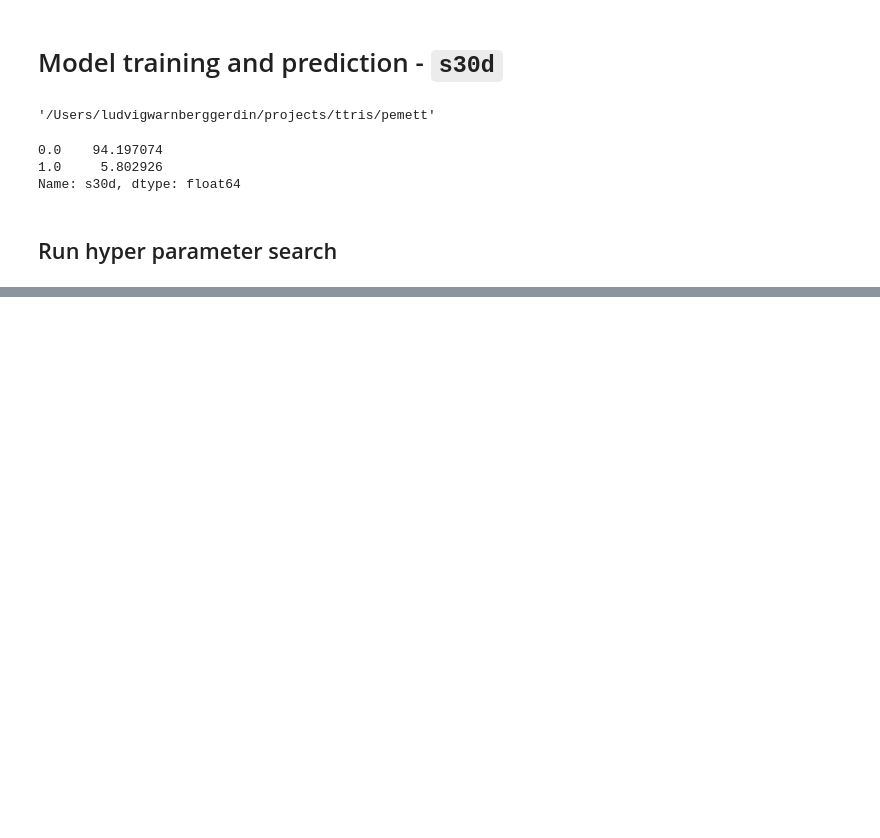
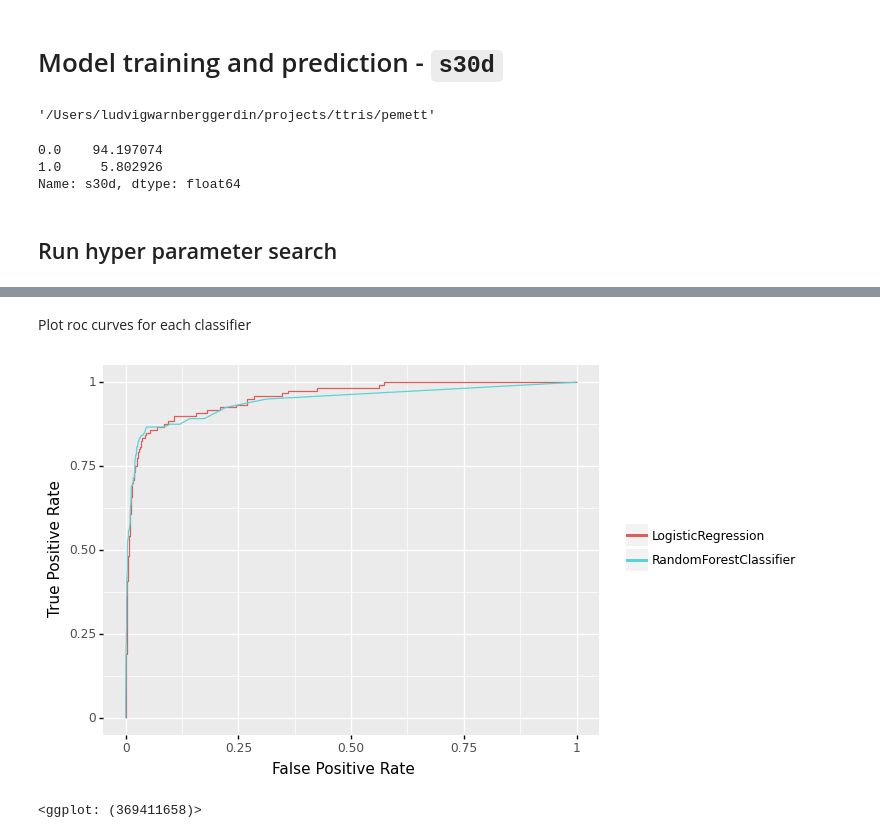
Before and after one commit to itslwg/pemett, a Jupyter notebook: notebooks/2.0-s30d-model-training.ipynb, the cells around one changed output, grey strips where cells are left out. Drawn from its saved outputs; the diff is of its cells as text; code cells hidden in the pictures; blank space fills up the shorter version.

```diff
--- a/notebooks/2.0-s30d-model-training.ipynb
+++ b/notebooks/2.0-s30d-model-training.ipynb
@@ -125,0 +126,2 @@ plot_precision_recall(y_test, y_test_pred_con)
+# %% [markdown]
+Plot roc curves for each classifier
@@ -125,0 +130,12 @@ plot_precision_recall(y_test, y_test_pred_con)
+# %%
+y_test_pred_clfs = sgclf.predict_meta_features(X_test)
+# %%
+keys = [
+    clf.get_params()["steps"][-1][1].__class__.__name__
+    for clf in sgclf.base_clfs_
+]
+# %%
+plot_roc_base_clfs(y_test_pred_clfs, y_test, keys)tl
+# %% [output]
+[figure, added]
+<ggplot: (369411658)>
```
Also changed, not shown: parts of 9 cells of this notebook, 2 other files.
